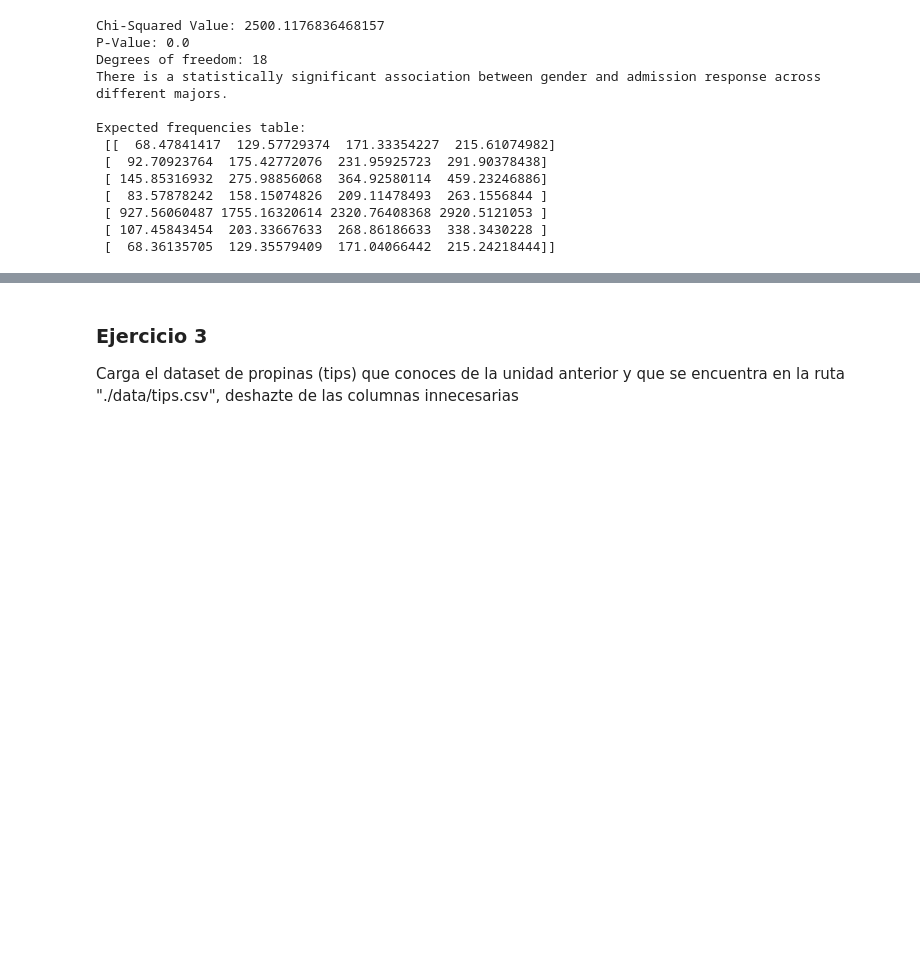
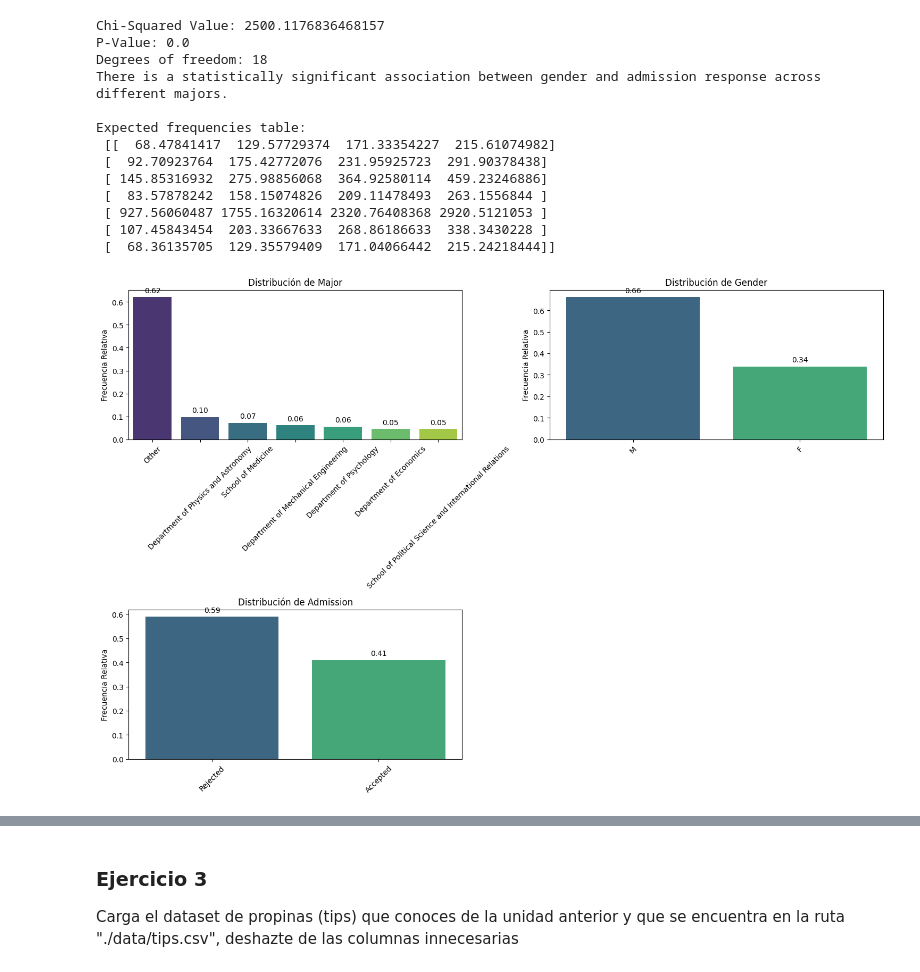
Before and after one commit to mailliwJ/ONLINE_DS_THEBRIDGE_exercises, a Jupyter notebook: 03_Analisis_de_Datos/Sprint_07/Unidad_02/Ejercicios_Workout/12_Ejercicios_Analisis_Multivariante_III.ipynb, the cells around one changed output, grey strips where cells are left out. Cells and saved outputs as stored; diff of their text form; code cells hidden in the pictures; blank space fills up the shorter version.

```diff
--- a/03_Analisis_de_Datos/Sprint_07/Unidad_02/Ejercicios_Workout/12_Ejercicios_Analisis_Multivariante_III.ipynb
+++ b/03_Analisis_de_Datos/Sprint_07/Unidad_02/Ejercicios_Workout/12_Ejercicios_Analisis_Multivariante_III.ipynb
@@ -91,3 +91,7 @@ Expected frequencies table:
  [ 927.56060487 1755.16320614 2320.76408368 2920.5121053 ]
  [ 107.45843454  203.33667633  268.86186633  338.3430228 ]
  [  68.36135705  129.35579409  171.04066442  215.24218444]]
+# %%
+booty.pinta_distribucion_categoricas(admisDF, ['Major', 'Gender', 'Admission'], relativa=True, mostrar_valores=True)
+# %% [output]
+[figure, added]
```
Also changed, not shown: parts of 12 cells of this notebook, 1 other file.
